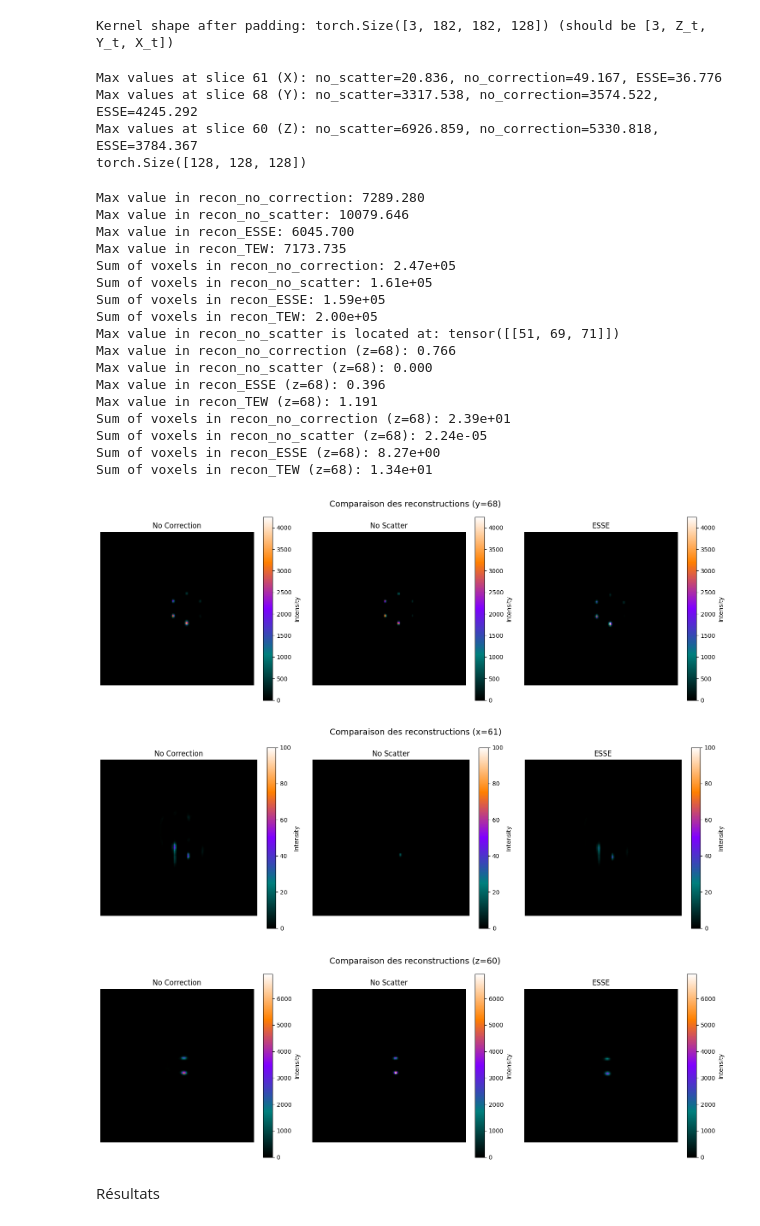
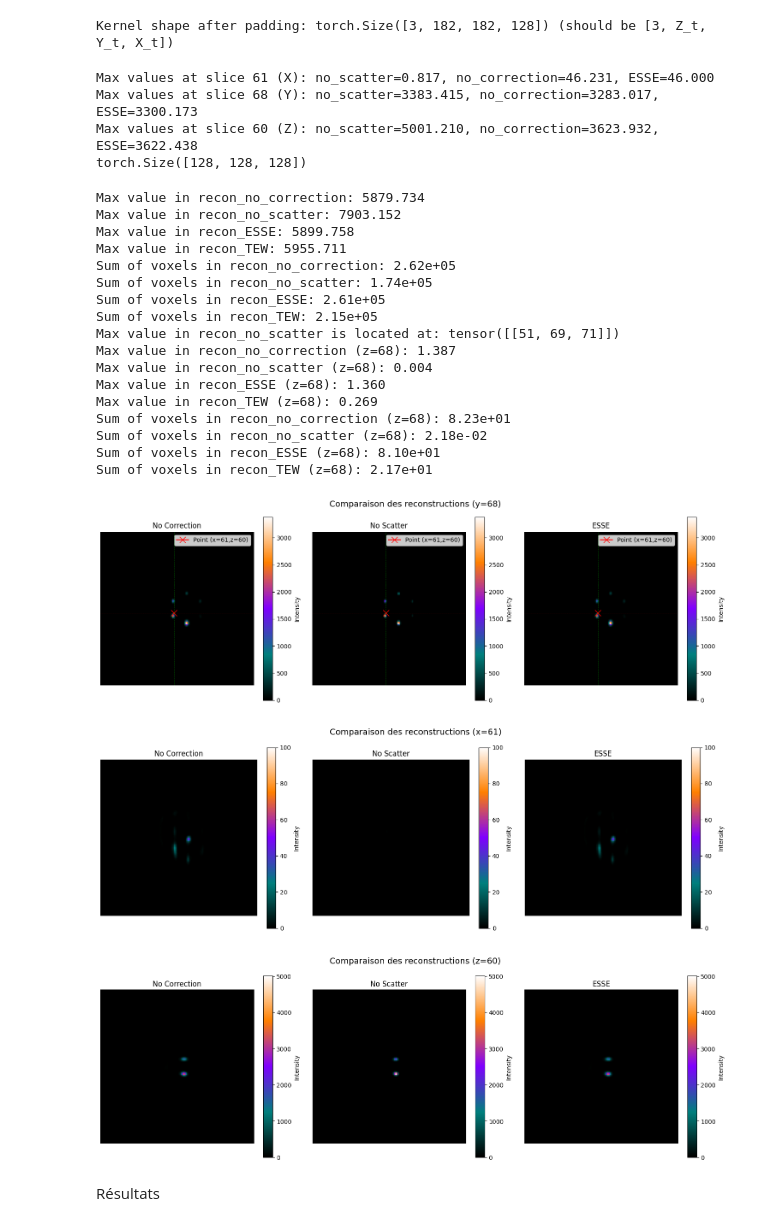
Before and after one commit to Nebulaaae/PyTomography, a Jupyter notebook: docs/source/notebooks/mc_esse_tew_comparison.ipynb, the cells around one changed output. Drawn from its saved outputs; the diff is of its cells as text; code cells hidden in the pictures.

```diff
--- a/docs/source/notebooks/mc_esse_tew_comparison.ipynb
+++ b/docs/source/notebooks/mc_esse_tew_comparison.ipynb
@@ -238,8 +238,8 @@ pytomography.device = 'cpu'
 pytomography.dtype = torch.float32
 
 energy = 208.0
-nb_iter=30
-nb_subset=4
+nb_iter= 10
+nb_subset= 8
 index_peak = 0
 photopeak_total = proj_total.to(pytomography.device)
 photopeak_primary = proj_primary.to(pytomography.device)
@@ -318,8 +318,10 @@ def resample_mu_map(mu_map, object_meta):
 mu_aligned = resample_mu_map(attenuation_map, object_meta)
 attenuation_map_total = mu_aligned
 attenuation_map_primary = mu_aligned
-att_transform_total = SPECTAttenuationTransform(attenuation_map=mu_aligned)
-att_transform_primary = SPECTAttenuationTransform(attenuation_map=mu_aligned)
+attenuation_map_total = attenuation_map_total
+attenuation_map_primary = attenuation_map_primary
+att_transform_total = SPECTAttenuationTransform(attenuation_map=attenuation_map_total)
+att_transform_primary = SPECTAttenuationTransform(attenuation_map=attenuation_map_primary)
 # %%
 # mu_aligned = torch.roll(mu_aligned, shifts=64, dims=0)  # Décale d'une demi-grille
 # %%
@@ -498,10 +500,16 @@ likelihood_TEW = PoissonLogLikelihood(
 algorithm_TEW = OSEM(likelihood_TEW)
 recon_TEW = algorithm_TEW(n_iters=nb_iter, n_subsets=nb_subset)
 # %%
-npy_file = '../../../../simulations-kernel-esse/output/esse_kernels_3d.npy'
+npy_file = '../../../../simulations-kernel-esse/output copy/esse_kernels_3d.npy'
+npy_file_amu = '../../../../simulations-kernel-esse/output copy/esse_amu_kernels_3d.npy'
+
+npy_file = '../../../../simulations-kernel-esse/esse_kernels/output/esse_kernels_3d.npy'
 npy_file_amu = '../../../../simulations-kernel-esse/esse_kernels/output/esse_amu_kernels_3d.npy'
 
-from scipy.ndimage import gaussian_filter
+# npy_file = '../../../../simulations-kernel-esse/esse_kernels/output2/esse_kernels_3d.npy'
+# npy_file_amu = '../../../../simulations-kernel-esse/esse_kernels/output2/esse_amu_kernels_3d.npy'
+
+# from scipy.ndimage import gaussian_filter
 def get_real_esse_kernels(npy_path, npy_path_amu, grid_size):
 
     Z_t, Y_t, X_t = grid_size
@@ -509,6 +517,7 @@ def get_real_esse_kernels(npy_path, npy_path_amu, grid_size):
     # --- LOAD ---
     raw_k0 = np.load(npy_path)
     raw_amu = np.load(npy_path_amu)
+    print(f"Raw K0 shape: {raw_k0.shape}, Raw AMU shape: {raw_amu.shape}")
 
     # raw_k0 = gaussian_filter(raw_k0, sigma=(1.5, 0, 1.5))
     # raw_amu = gaussian_filter(raw_amu, sigma=(1.5, 0, 1.5))
@@ -652,9 +1010,9 @@ print(f"Max values at slice {slice_idx_z} (Z): no_scatter={recon_no_scatter[:, :
 
 print(recon_no_scatter.shape)
 # %% [output]
-Max values at slice 61 (X): no_scatter=20.836, no_correction=49.167, ESSE=36.776
-Max values at slice 68 (Y): no_scatter=3317.538, no_correction=3574.522, ESSE=4245.292
-Max values at slice 60 (Z): no_scatter=6926.859, no_correction=5330.818, ESSE=3784.367
+Max values at slice 61 (X): no_scatter=0.817, no_correction=46.231, ESSE=46.000
+Max values at slice 68 (Y): no_scatter=3383.415, no_correction=3283.017, ESSE=3300.173
+Max values at slice 60 (Z): no_scatter=5001.210, no_correction=3623.932, ESSE=3622.438
 torch.Size([128, 128, 128])
 # %%
 print(f"Max value in recon_no_correction: {recon_no_correction.max().item():.3f}")
@@ -682,47 +1040,47 @@ print(f"Sum of voxels in recon_no_scatter (z={slice_idx}): {recon_no_scatter[:,
 print(f"Sum of voxels in recon_ESSE (z={slice_idx}): {recon_ESSE[:, :, slice_idx].sum().item():.2e}")
 print(f"Sum of voxels in recon_TEW (z={slice_idx}): {recon_TEW[:, :, slice_idx].sum().item():.2e}")
 # %% [output]
-Max value in recon_no_correction: 7289.280
-Max value in recon_no_scatter: 10079.646
-Max value in recon_ESSE: 6045.700
-Max value in recon_TEW: 7173.735
-Sum of voxels in recon_no_correction: 2.47e+05
-Sum of voxels in recon_no_scatter: 1.61e+05
-Sum of voxels in recon_ESSE: 1.59e+05
-Sum of voxels in recon_TEW: 2.00e+05
+Max value in recon_no_correction: 5879.734
+Max value in recon_no_scatter: 7903.152
+Max value in recon_ESSE: 5899.758
+Max value in recon_TEW: 5955.711
+Sum of voxels in recon_no_correction: 2.62e+05
+Sum of voxels in recon_no_scatter: 1.74e+05
+Sum of voxels in recon_ESSE: 2.61e+05
+Sum of voxels in recon_TEW: 2.15e+05
 Max value in recon_no_scatter is located at: tensor([[51, 69, 71]])
-Max value in recon_no_correction (z=68): 0.766
-Max value in recon_no_scatter (z=68): 0.000
-Max value in recon_ESSE (z=68): 0.396
-Max value in recon_TEW (z=68): 1.191
-Sum of voxels in recon_no_correction (z=68): 2.39e+01
-Sum of voxels in recon_no_scatter (z=68): 2.24e-05
-Sum of voxels in recon_ESSE (z=68): 8.27e+00
-Sum of voxels in recon_TEW (z=68): 1.34e+01
+Max value in recon_no_correction (z=68): 1.387
+Max value in recon_no_scatter (z=68): 0.004
+Max value in recon_ESSE (z=68): 1.360
+Max value in recon_TEW (z=68): 0.269
+Sum of voxels in recon_no_correction (z=68): 8.23e+01
+Sum of voxels in recon_no_scatter (z=68): 2.18e-02
+Sum of voxels in recon_ESSE (z=68): 8.10e+01
+Sum of voxels in recon_TEW (z=68): 2.17e+01
 # %%
-activer_croix = False
+activer_croix = True
 
 plt.figure(figsize=(15, 5))
 titles = ['No Correction', 'No Scatter', 'ESSE']
 recons = [recon_no_correction, recon_no_scatter, recon_ESSE]
 plt.suptitle(f'Comparaison des reconstructions (y={slice_idx_y})', fontsize=14)
 for i, (rec, title) in enumerate(zip(recons, titles)):
     plt.subplot(1, 3, i+1)
     plt.title(title)
     plt.imshow(rec.cpu()[:, slice_idx_y, :], cmap=plot_utils.pet_cmap, vmin=0, vmax=vmax_y, origin='lower')
     plt.colorbar(label='Intensity')
     plt.axis('off')
 
     # plot le point de coordonnées (slice_x, slice_z) sur la coupe y avec une croix avec l'axe x en vert et l'axe z en rouge
     if activer_croix:
         plt.plot([slice_idx_x], [slice_idx_z], marker='x', color='red', markersize=10, label=f'Point (x={slice_idx_x},z={slice_idx_z})')
         plt.axhline(y=slice_idx_z, color='red', linestyle='--', linewidth=0.5)
         plt.axvline(x=slice_idx_x, color='green', linestyle='--', linewidth=0.5)
         plt.legend(loc='upper right')
 plt.tight_layout()
 plt.show()
 # %% [output]
-[figure, old version]
+[figure, new version]
 # %%
 vmax_x = 100
 plt.figure(figsize=(15, 5))
@@ -738,7 +1096,7 @@ for i, (rec, title) in enumerate(zip(recons, titles)):
 plt.tight_layout()
 plt.show()
 # %% [output]
-[figure, old version]
+[figure, new version]
 # %%
 slice_idx_z = 60
 vmax_z = max(recon_no_scatter[:, :, slice_idx_z].max().item(), recon_no_correction[:, :, slice_idx_z].max().item(), recon_ESSE[:, :, slice_idx_z].max().item())
@@ -759,7 +1117,7 @@ for i, (rec, title) in enumerate(zip(recons, titles)):
 plt.tight_layout()
 plt.show()
 # %% [output]
-[figure, old version]
+[figure, new version]
 # %% [markdown]
 Résultats
 # %%
```
Also changed, not shown: parts of 15 cells of this notebook, 2 other files.
